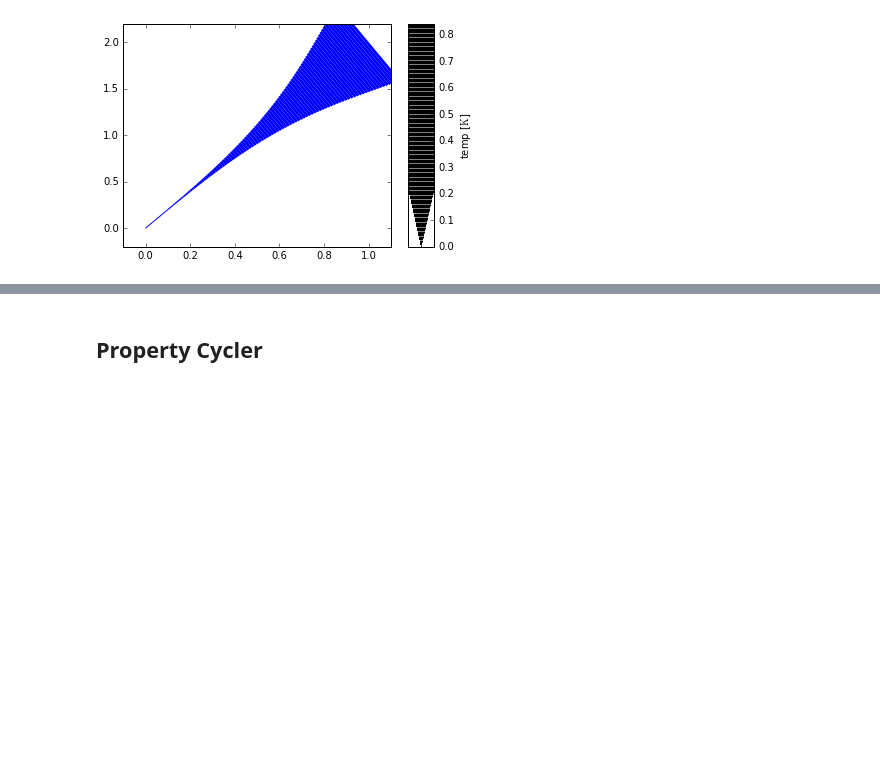
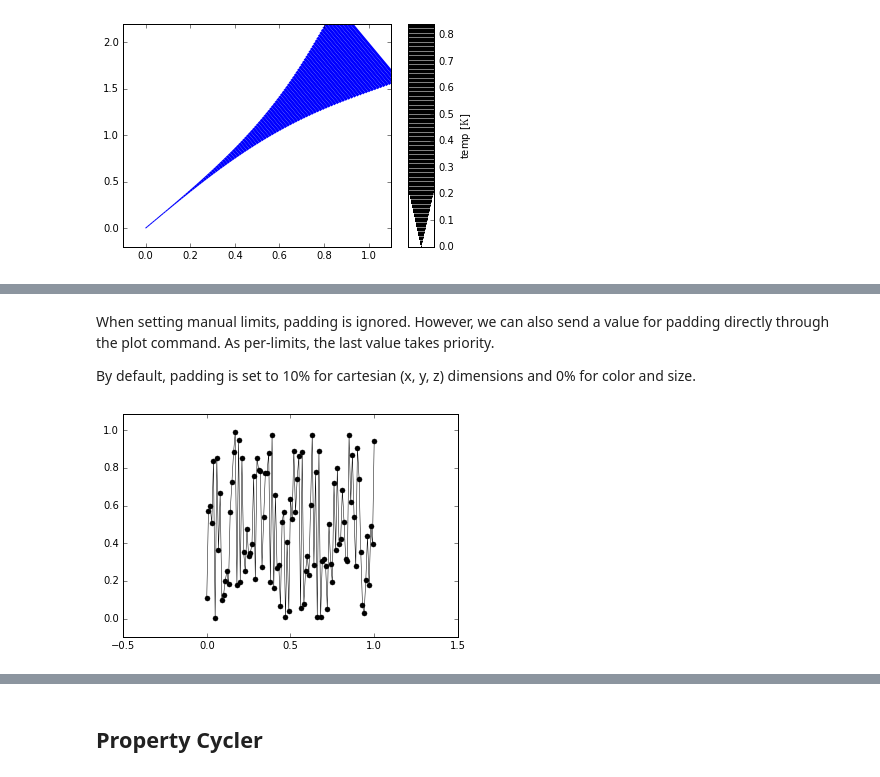
Before and after one commit to kecnry/autofig, a Jupyter notebook: examples/autofig_basics.ipynb, the cells around one changed output, grey strips where cells are left out. Cells and saved outputs as stored; diff of their text form; code cells hidden in the pictures; blank space fills up the shorter version.

```diff
--- a/examples/autofig_basics.ipynb
+++ b/examples/autofig_basics.ipynb
@@ -162,0 +177,9 @@ autofig.plot(x=x, y=2*x,
+# %% [markdown]
+When setting manual limits, padding is ignored.  However, we can also send a value for padding directly through the plot command.  As per-limits, the last value takes priority.
+
+By default, padding is set to 10% for cartesian (x, y, z) dimensions and 0% for color and size.
+# %%
+autofig.reset()
+autofig.plot(x=x, y=y, xpad=0.5, show=True)
+# %% [output]
+[figure, added]
```
Also changed, not shown: parts of 30 cells of this notebook, 2 other files.
